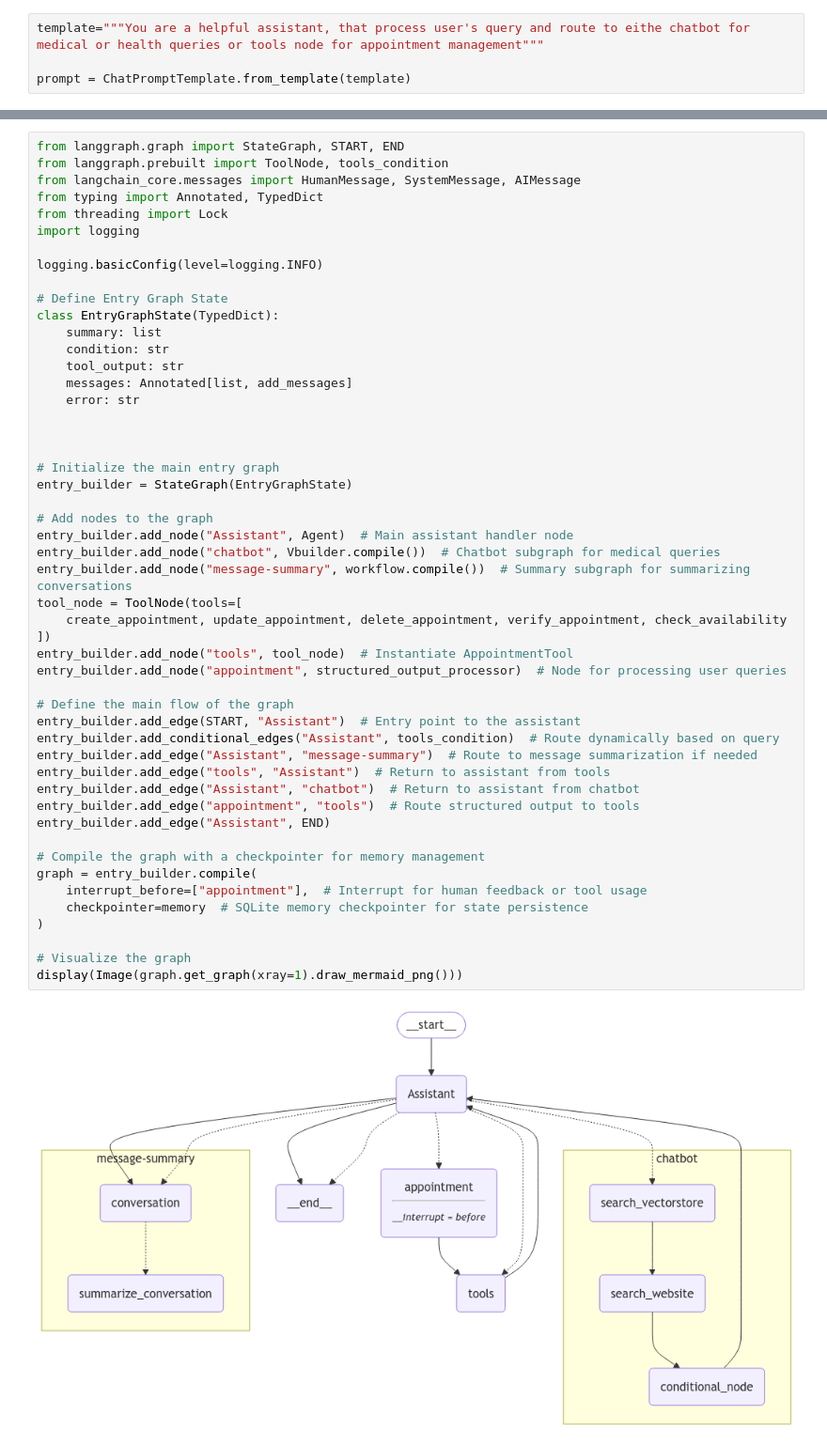
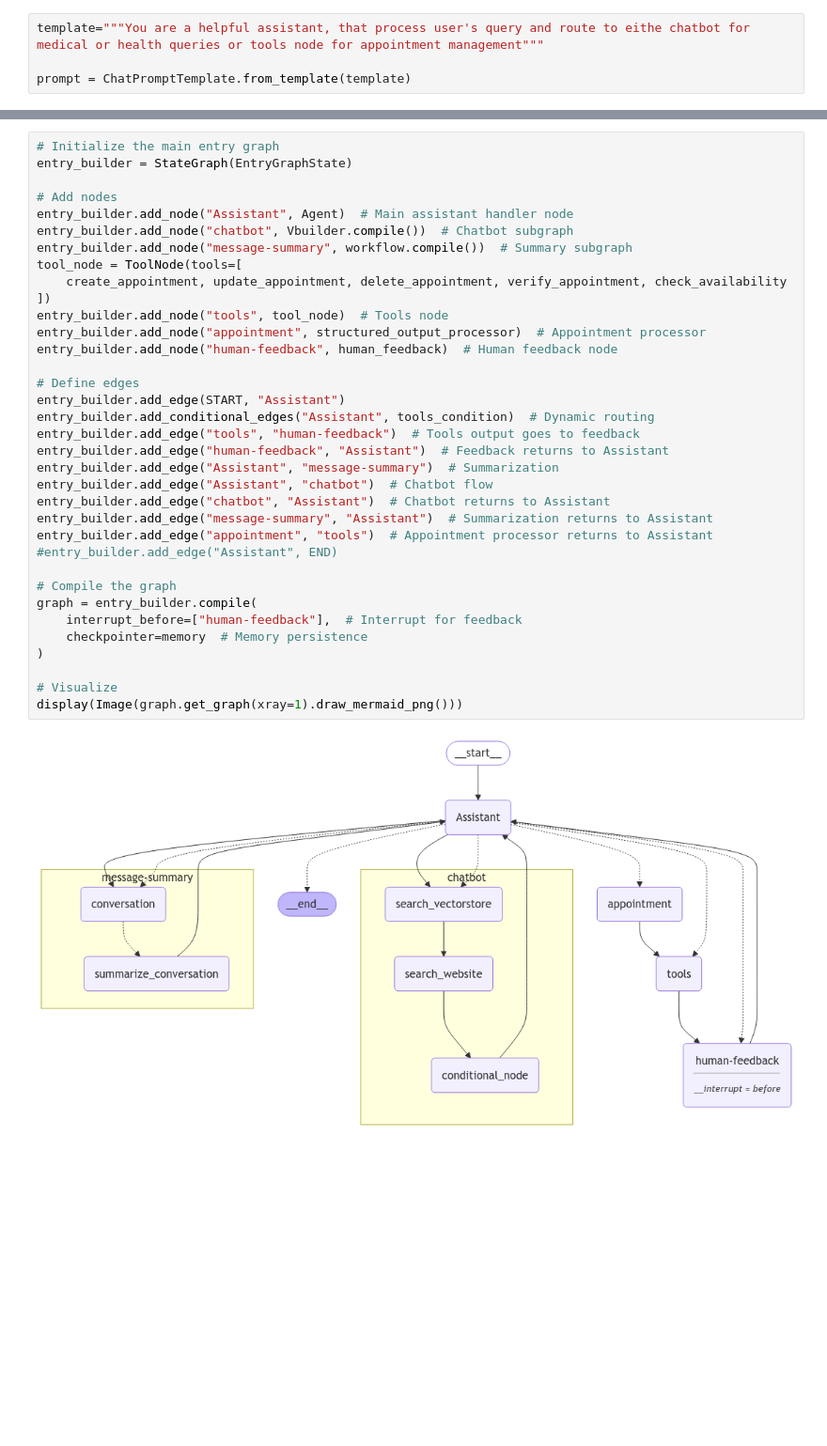
Before and after one commit to Bazor99/GenAI_Agents, a Jupyter notebook: all_agents_tutorials/Medical_Assitant.ipynb, the cells around one changed output, grey strips where cells are left out. Shown: that part at 94% size. Cells and saved outputs as stored; diff of their text form; blank space fills up the shorter version.

```diff
--- a/all_agents_tutorials/Medical_Assitant.ipynb
+++ b/all_agents_tutorials/Medical_Assitant.ipynb
@@ -741,52 +802,37 @@ def tools_condition(state: EntryGraphState) -> str:
 # %%
-from langgraph.graph import StateGraph, START, END
-from langgraph.prebuilt import ToolNode, tools_condition
-from langchain_core.messages import HumanMessage, SystemMessage, AIMessage
-from typing import Annotated, TypedDict
-from threading import Lock
-import logging
-
-logging.basicConfig(level=logging.INFO)
-
-# Define Entry Graph State
-class EntryGraphState(TypedDict):
-    summary: list
-    condition: str
-    tool_output: str
-    messages: Annotated[list, add_messages]
-    error: str
-
-
-
 # Initialize the main entry graph
 entry_builder = StateGraph(EntryGraphState)
 
-# Add nodes to the graph
+# Add nodes
 entry_builder.add_node("Assistant", Agent)  # Main assistant handler node
-entry_builder.add_node("chatbot", Vbuilder.compile())  # Chatbot subgraph for medical queries
-entry_builder.add_node("message-summary", workflow.compile())  # Summary subgraph for summarizing conversations
+entry_builder.add_node("chatbot", Vbuilder.compile())  # Chatbot subgraph
+entry_builder.add_node("message-summary", workflow.compile())  # Summary subgraph
 tool_node = ToolNode(tools=[
     create_appointment, update_appointment, delete_appointment, verify_appointment, check_availability
 ])
-entry_builder.add_node("tools", tool_node)  # Instantiate AppointmentTool
-entry_builder.add_node("appointment", structured_output_processor)  # Node for processing user queries
+entry_builder.add_node("tools", tool_node)  # Tools node
+entry_builder.add_node("appointment", structured_output_processor)  # Appointment processor
+entry_builder.add_node("human-feedback", human_feedback)  # Human feedback node
 
-# Define the main flow of the graph
-entry_builder.add_edge(START, "Assistant")  # Entry point to the assistant
-entry_builder.add_conditional_edges("Assistant", tools_condition)  # Route dynamically based on query
-entry_builder.add_edge("Assistant", "message-summary")  # Route to message summarization if needed
-entry_builder.add_edge("tools", "Assistant")  # Return to assistant from tools
-entry_builder.add_edge("Assistant", "chatbot")  # Return to assistant from chatbot
-entry_builder.add_edge("appointment", "tools")  # Route structured output to tools
-entry_builder.add_edge("Assistant", END)
+# Define edges
+entry_builder.add_edge(START, "Assistant")
+entry_builder.add_conditional_edges("Assistant", tools_condition)  # Dynamic routing
+entry_builder.add_edge("tools", "human-feedback")  # Tools output goes to feedback
+entry_builder.add_edge("human-feedback", "Assistant")  # Feedback returns to Assistant
+entry_builder.add_edge("Assistant", "message-summary")  # Summarization
+entry_builder.add_edge("Assistant", "chatbot")  # Chatbot flow
+entry_builder.add_edge("chatbot", "Assistant")  # Chatbot returns to Assistant
+entry_builder.add_edge("message-summary", "Assistant")  # Summarization returns to Assistant
+entry_builder.add_edge("appointment", "tools")  # Appointment processor returns to Assistant
+#entry_builder.add_edge("Assistant", END)
 
-# Compile the graph with a checkpointer for memory management
+# Compile the graph
 graph = entry_builder.compile(
-    interrupt_before=["appointment"],  # Interrupt for human feedback or tool usage
-    checkpointer=memory  # SQLite memory checkpointer for state persistence
+    interrupt_before=["human-feedback"],  # Interrupt for feedback
+    checkpointer=memory  # Memory persistence
 )
 
-# Visualize the graph
+# Visualize
 display(Image(graph.get_graph(xray=1).draw_mermaid_png()))
 # %% [output]
-[figure, old version]
+[figure, new version]
```
Also changed, not shown: parts of 14 cells of this notebook.
